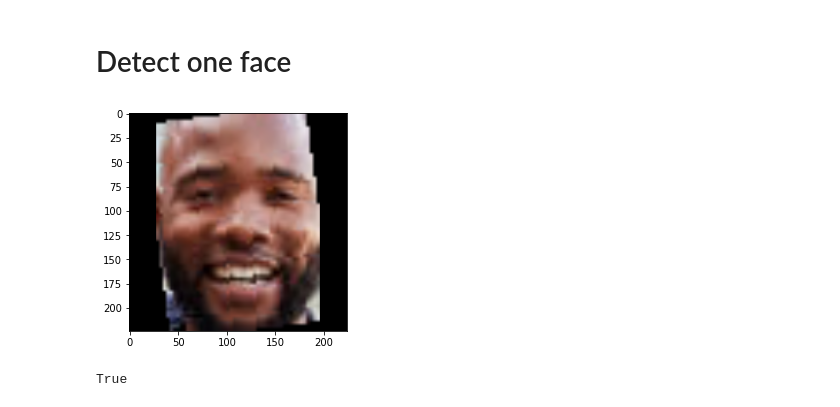
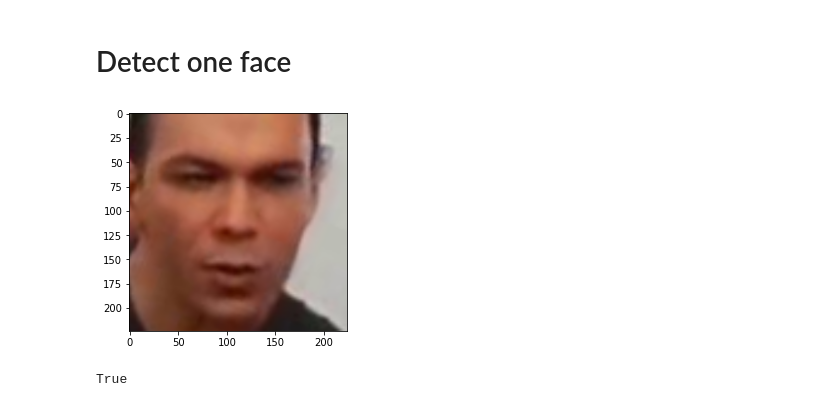
Before and after one commit to abd-almofleh/Style-based-Video-Editor, a Jupyter notebook: src/face recognition/Face Recognition.ipynb, the cells around one changed output. Cells and saved outputs as stored; diff of their text form; code cells hidden in the pictures.

Commit message:
Change the settings of the face recognition

```diff
--- a/src/face recognition/Face Recognition.ipynb
+++ b/src/face recognition/Face Recognition.ipynb
@@ -51,14 +77,14 @@ print(obj)
 # %%
 import cv2
 import numpy as np
 
-face = DeepFace.detectFace(img_path = "../../images/gg.jpg",  detector_backend = backends[3])
+face = DeepFace.detectFace(img_path = "../../images/022.jpg",  detector_backend = backends[2])
 face = face * 255
 face = np.array(face,np.uint8)
 plt.imshow(face)
 plt.show()
 RGB = cv2.cvtColor(face, cv2.COLOR_RGB2BGR)
 cv2.imwrite("./result/face.jpg",RGB)
 # %% [output]
-[figure, old version]
+[figure, new version]
 True
```
Also changed, not shown: parts of 3 cells of this notebook, 4 other files.
